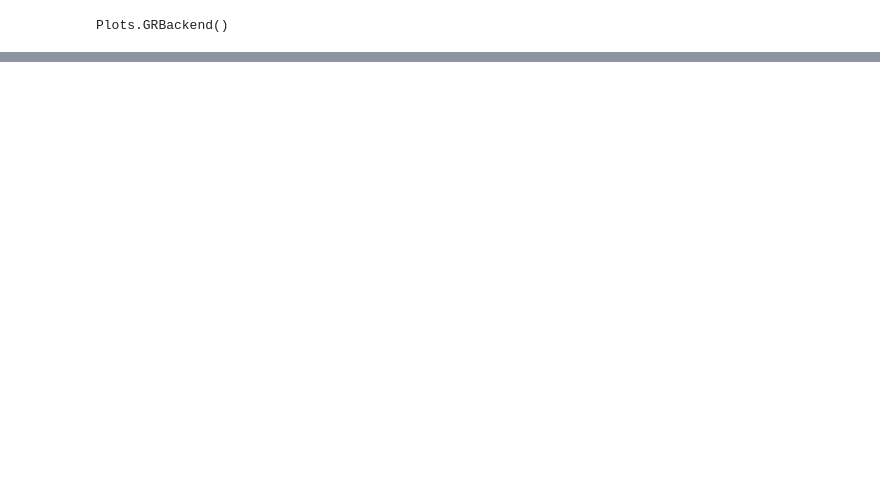
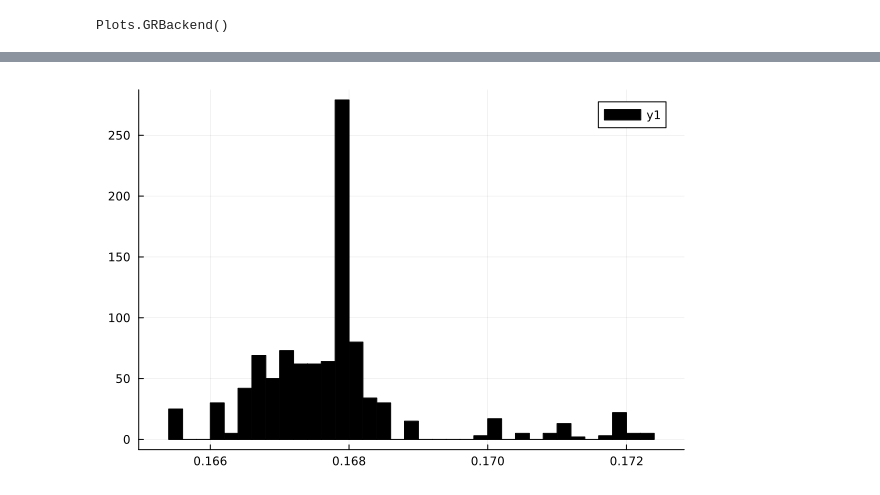
Before and after one commit to alessi-24/lab, a Jupyter notebook: 3para/exmc/posterior/code/posterior_spc.ipynb, the cells around one changed output, grey strips where cells are left out. Cells and saved outputs as stored; diff of their text form; code cells hidden in the pictures; blank space fills up the shorter version.

```diff
--- a/3para/exmc/posterior/code/posterior_spc.ipynb
+++ b/3para/exmc/posterior/code/posterior_spc.ipynb
@@ -104,0 +119,8 @@ plot(
+# %%
+plot(
+    para_B40[:,end],
+    st = :histogram,
+    color=:black,
+)
+# %% [output]
+[figure, added]
```
Also changed, not shown: parts of 14 cells of this notebook, 6 other files.
